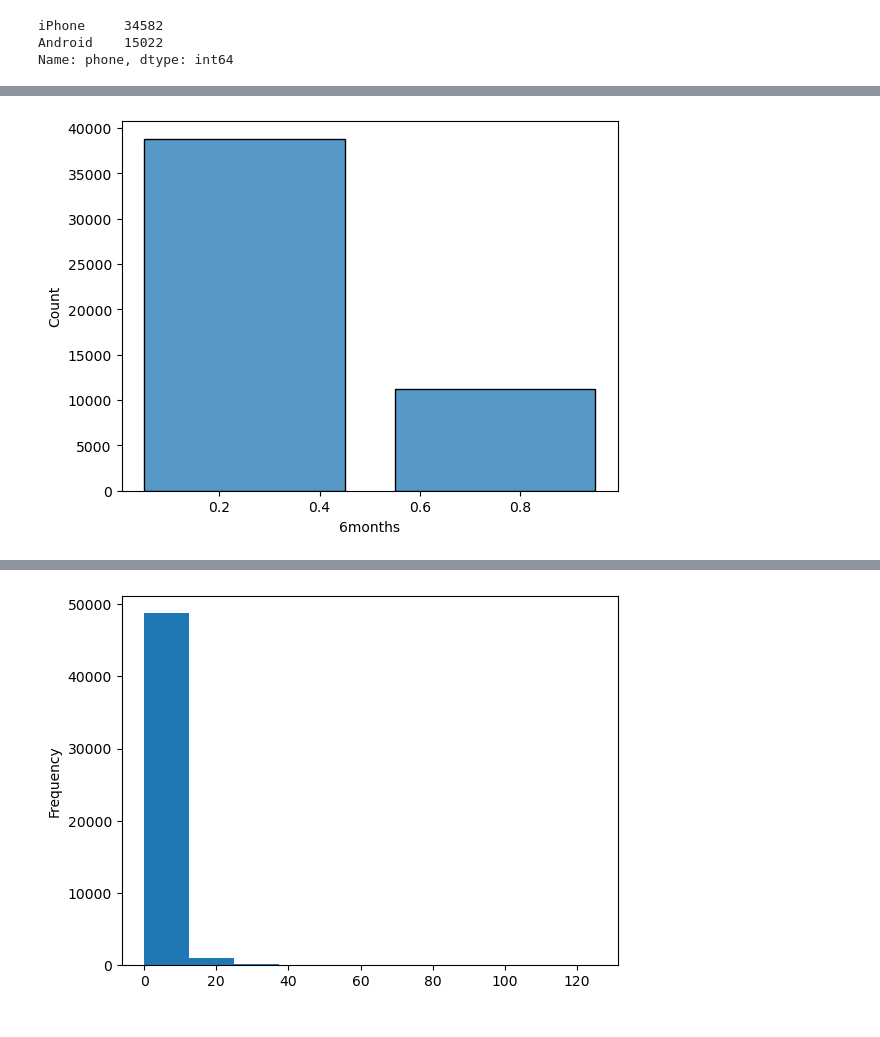
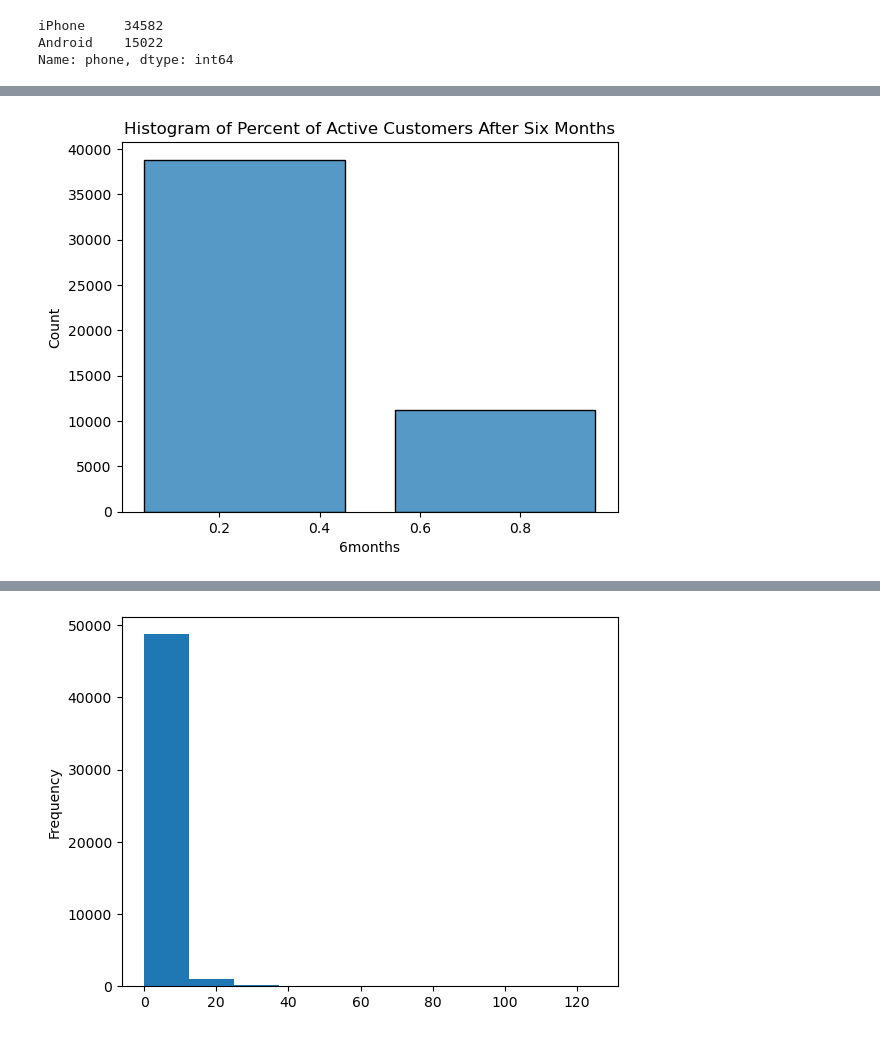
Before and after one commit to keb101/Image-Classification-Indian-Clothing, a Jupyter notebook: ultimate_challenge/Part_3.ipynb, the cells around one changed output, grey strips where cells are left out. Drawn from its saved outputs; the diff is of its cells as text; code cells hidden in the pictures.

```diff
--- a/ultimate_challenge/Part_3.ipynb
+++ b/ultimate_challenge/Part_3.ipynb
@@ -13,7 +10,8 @@ from sklearn.metrics import accuracy_score, classification_report, confusion_mat
 %matplotlib inline
 sns.set_style()
 # %%
-df = pd.read_json('/Users/butler/Documents/hp/ultimate_challenge/ultimate_data_challenge.json')
+# Reading in the data
+df = pd.read_json('ultimate_data_challenge.json')
 # %%
 df.head()
 # %% [output]
@@ -111,0 +100,3 @@ Name: months_retained, dtype: int64
+# %%
+# Adding column to df indicating if each user is active
+df['retained'] = (df['last_trip_date'] >= (max_date - np.timedelta64(30, 'D')))
@@ -116,2 +138,2 @@ df['6months'] = df['months_retained'] == 6
 # %%
-df['6months'] = df['6months'].astype(int)
+df.info()
@@ -157,4 +193,5 @@ _ = sns.histplot(data=df, x='months_retained', hue='city', multiple='stack', bin
 # %%
-_ = sns.histplot(data=df, x='6months', bins=2, shrink=.8)
+df['6months_plot'] = df['6months'].map({True: 'True', False: 'False'})
+_ = sns.histplot(data=df, x='6months', bins=2, shrink=.8).set(title='Histogram of Percent of Active Customers After Six Months')
 # %% [output]
-[figure, old version]
+[figure, new version]
```
Also changed, not shown: parts of 51 cells of this notebook, 5 other files.
